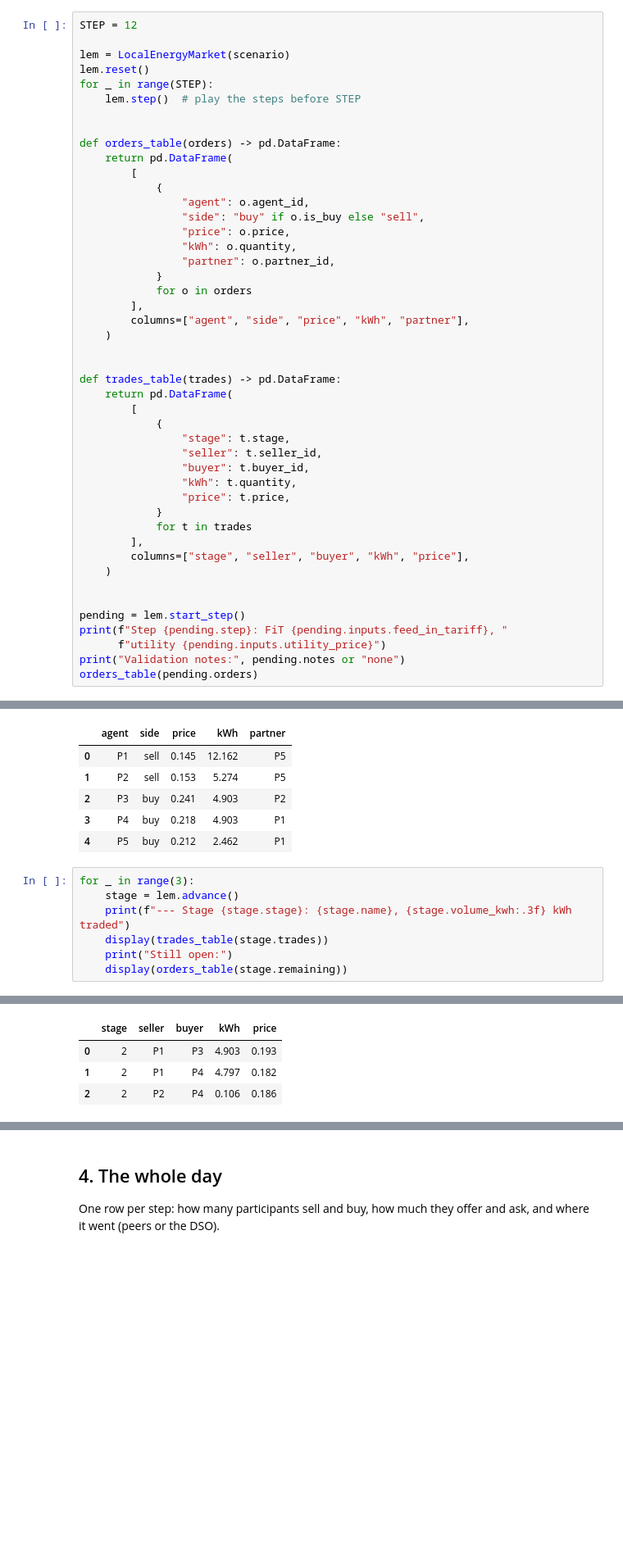
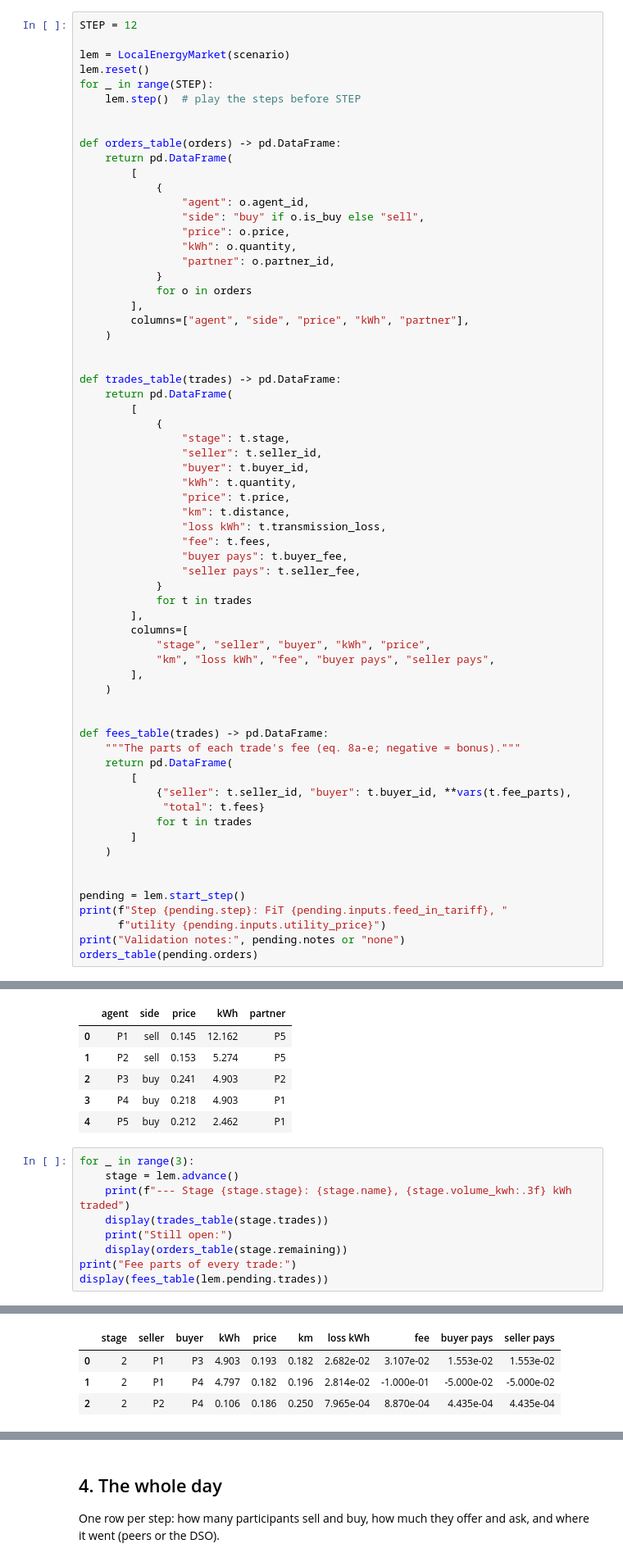
Before and after one commit to KevinRapo/P2P-thesis, a Jupyter notebook: notebooks/validate_market.ipynb, the cells around one changed output, grey strips where cells are left out. Shown at 82% size. Saved outputs shown, nothing was run; the diff lists cells and outputs as text; blank space fills up the shorter version.

```diff
--- a/notebooks/validate_market.ipynb
+++ b/notebooks/validate_market.ipynb
@@ -188,10 +195,29 @@ def trades_table(trades) -> pd.DataFrame:
                 "buyer": t.buyer_id,
                 "kWh": t.quantity,
                 "price": t.price,
+                "km": t.distance,
+                "loss kWh": t.transmission_loss,
+                "fee": t.fees,
+                "buyer pays": t.buyer_fee,
+                "seller pays": t.seller_fee,
             }
             for t in trades
         ],
-        columns=["stage", "seller", "buyer", "kWh", "price"],
+        columns=[
+            "stage", "seller", "buyer", "kWh", "price",
+            "km", "loss kWh", "fee", "buyer pays", "seller pays",
+        ],
+    )
+
+
+def fees_table(trades) -> pd.DataFrame:
+    """The parts of each trade's fee (eq. 8a-e; negative = bonus)."""
+    return pd.DataFrame(
+        [
+            {"seller": t.seller_id, "buyer": t.buyer_id, **vars(t.fee_parts),
+             "total": t.fees}
+            for t in trades
+        ]
     )
 
 
@@ -216,5 +242,7 @@ for _ in range(3):
     display(trades_table(stage.trades))
     print("Still open:")
     display(orders_table(stage.remaining))
+print("Fee parts of every trade:")
+display(fees_table(lem.pending.trades))
 # %% [output]
 --- Stage 1: Preferences, 2.462 kWh traded
@@ -223,14 +251,14 @@ for _ in range(3):
 Still open:
 |  | agent | side | price | kWh | partner |
 | 0 | P1 | sell | 0.145 | 9.700 | P5 |
 | 1 | P2 | sell | 0.153 | 5.274 | P5 |
 | 2 | P3 | buy | 0.241 | 4.903 | P2 |
 | 3 | P4 | buy | 0.218 | 4.903 | P1 |
 --- Stage 2: Double auction, 9.806 kWh traded
-|  | stage | seller | buyer | kWh | price |
-| 0 | 2 | P1 | P3 | 4.903 | 0.193 |
-| 1 | 2 | P1 | P4 | 4.797 | 0.182 |
-| 2 | 2 | P2 | P4 | 0.106 | 0.186 |
+|  | stage | seller | buyer | kWh | price | km | loss kWh | fee | buyer pays | seller pays |
+| 0 | 2 | P1 | P3 | 4.903 | 0.193 | 0.182 | 2.682e-02 | 3.107e-02 | 1.553e-02 | 1.553e-02 |
+| 1 | 2 | P1 | P4 | 4.797 | 0.182 | 0.196 | 2.814e-02 | -1.000e-01 | -5.000e-02 | -5.000e-02 |
+| 2 | 2 | P2 | P4 | 0.106 | 0.186 | 0.250 | 7.965e-04 | 8.870e-04 | 4.435e-04 | 4.435e-04 |
 Still open:
 |  | agent | side | price | kWh | partner |
 | 0 | P2 | sell | 0.153 | 5.168 | P5 |
```
Also changed, not shown: parts of 7 cells of this notebook, 11 other files.
